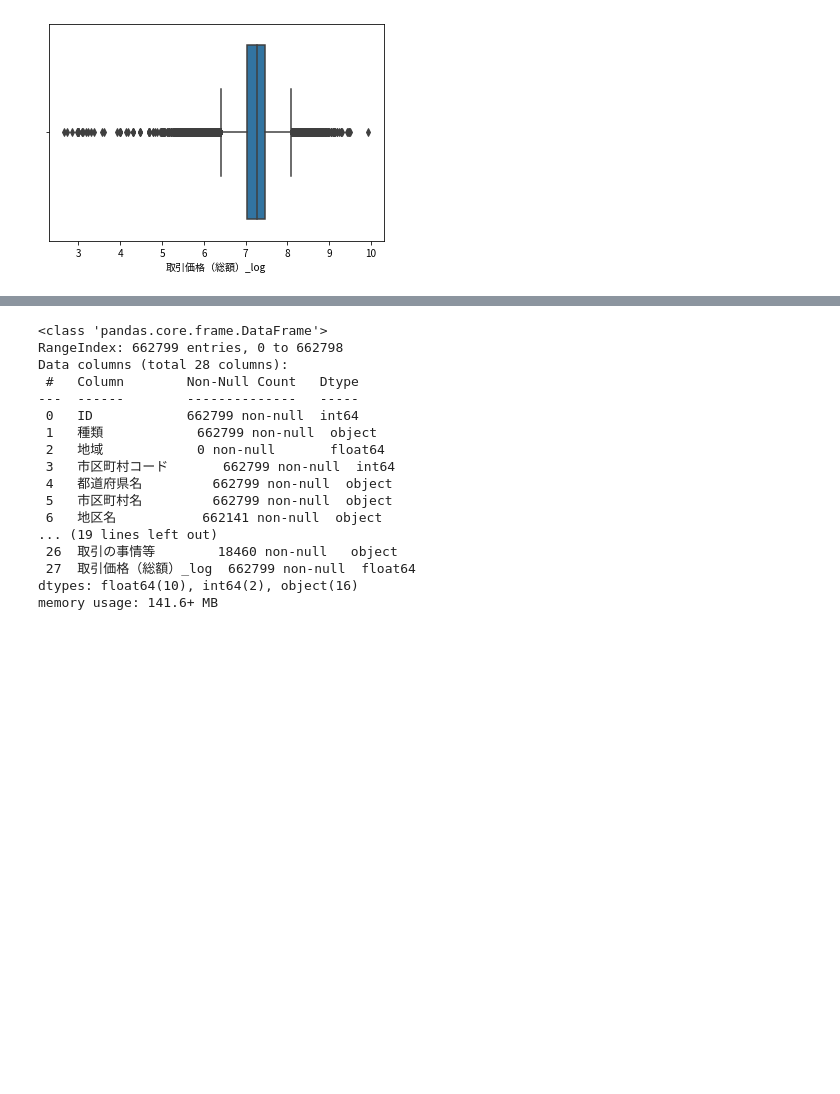
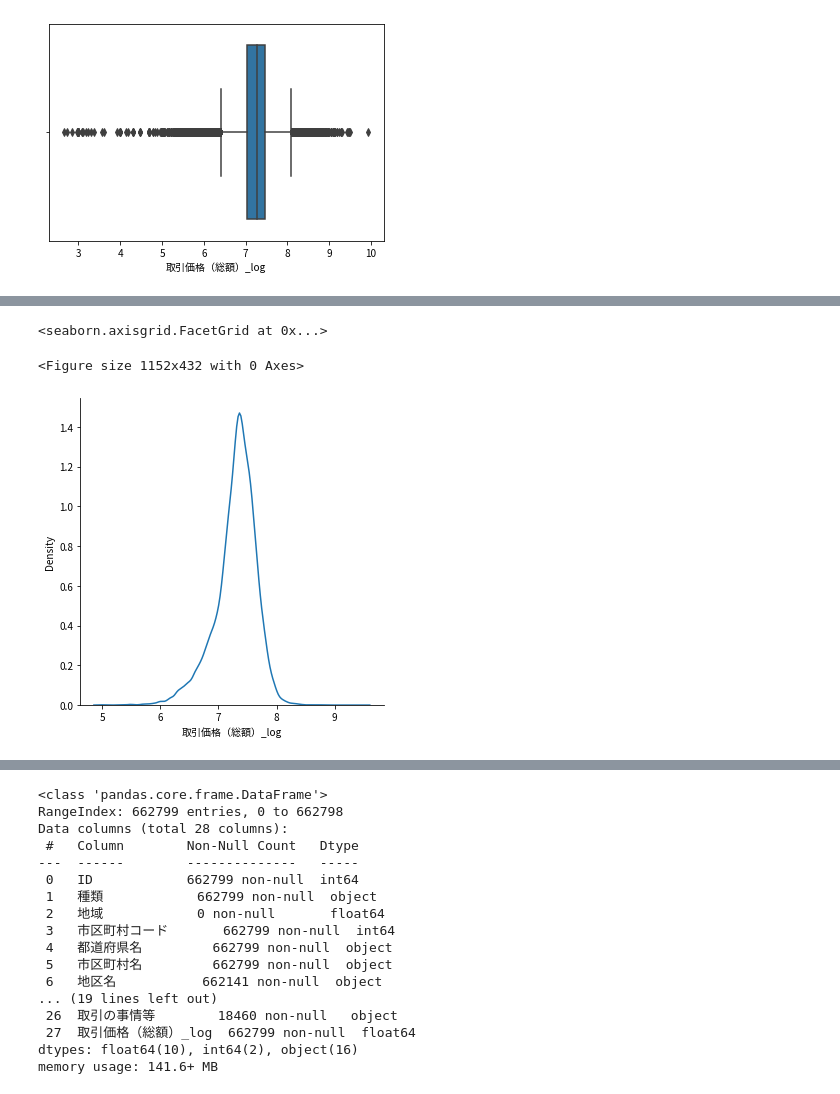
Before and after one commit to kfsky/2021-summer-second-hand-apartment-price-prediction, a Jupyter notebook: notebook/EDA.ipynb, the cells around one changed output, grey strips where cells are left out. Saved outputs shown, nothing was run; the diff lists cells and outputs as text; code cells hidden in the pictures; blank space fills up the shorter version.

```diff
--- a/notebook/EDA.ipynb
+++ b/notebook/EDA.ipynb
@@ -42,0 +55,7 @@ sns.boxplot(x=train_df["取引価格（総額）_log"])
+# %%
+plt.figure(figsize=(16,6))
+sns.displot(x=train_df[train_df["取引時点"].str.contains("2020")]["取引価格（総額）_log"], kind="kde")
+# %% [output]
+<seaborn.axisgrid.FacetGrid at 0x...>
+<Figure size 1152x432 with 0 Axes>
+[figure, added]
```
Also changed, not shown: parts of 52 cells of this notebook, 8 other files.
